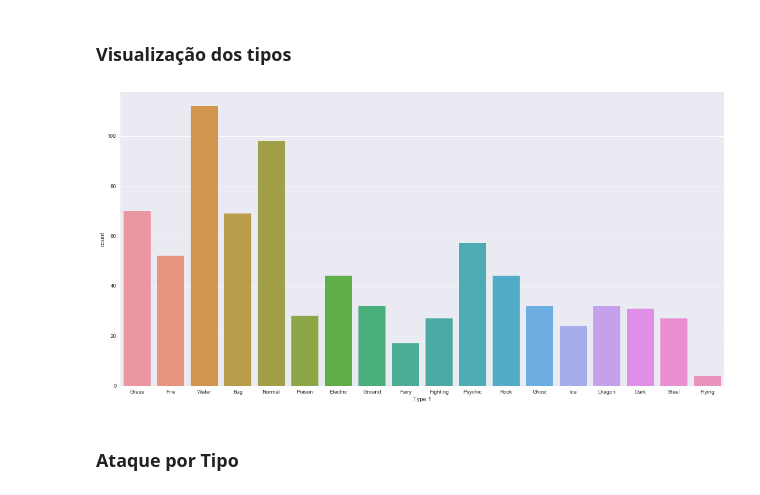
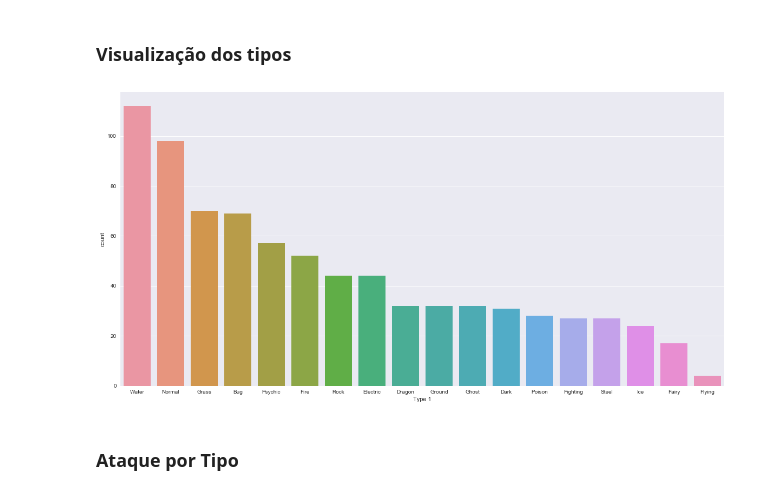
Before and after one commit to tafarelyan/workshop-data-science-pokemon, a Jupyter notebook: Pokemon Analysis.ipynb, the cells around one changed output. Cells and saved outputs as stored; diff of their text form; code cells hidden in the pictures.

```diff
--- a/Pokemon Analysis.ipynb
+++ b/Pokemon Analysis.ipynb
@@ -305,9 +306,9 @@ sns.heatmap(df2.corr(), annot=True);
 ### Visualização dos tipos
 # %%
 order = df['Type 1'].value_counts().index
-sns.countplot(x='Type 1', data=df);
+sns.countplot(x='Type 1', order=order, data=df);
 # %% [output]
-[figure, old version]
+[figure, new version]
 # %% [markdown]
 ### Ataque por Tipo
 # %%
```
Also changed, not shown: parts of 6 cells of this notebook.
